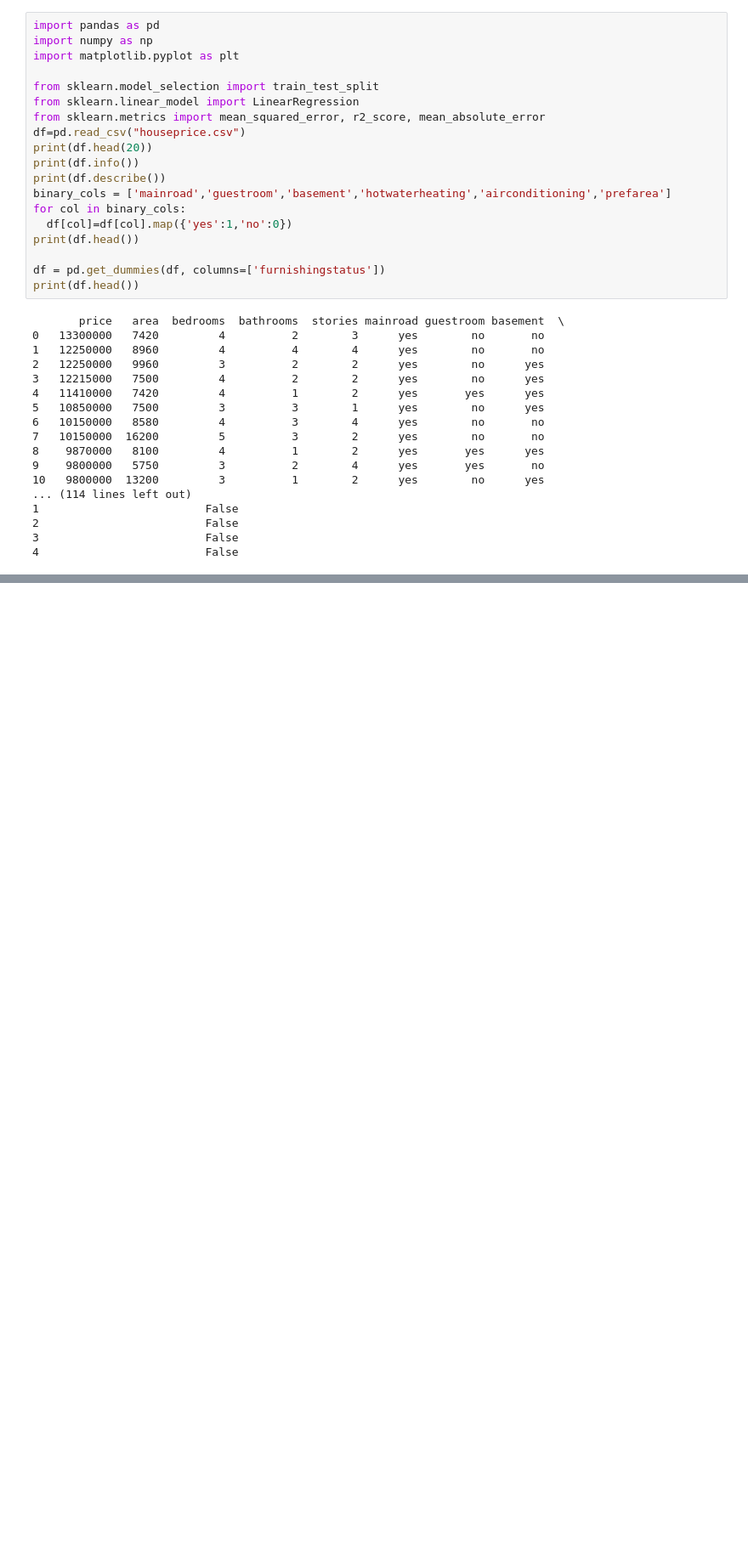
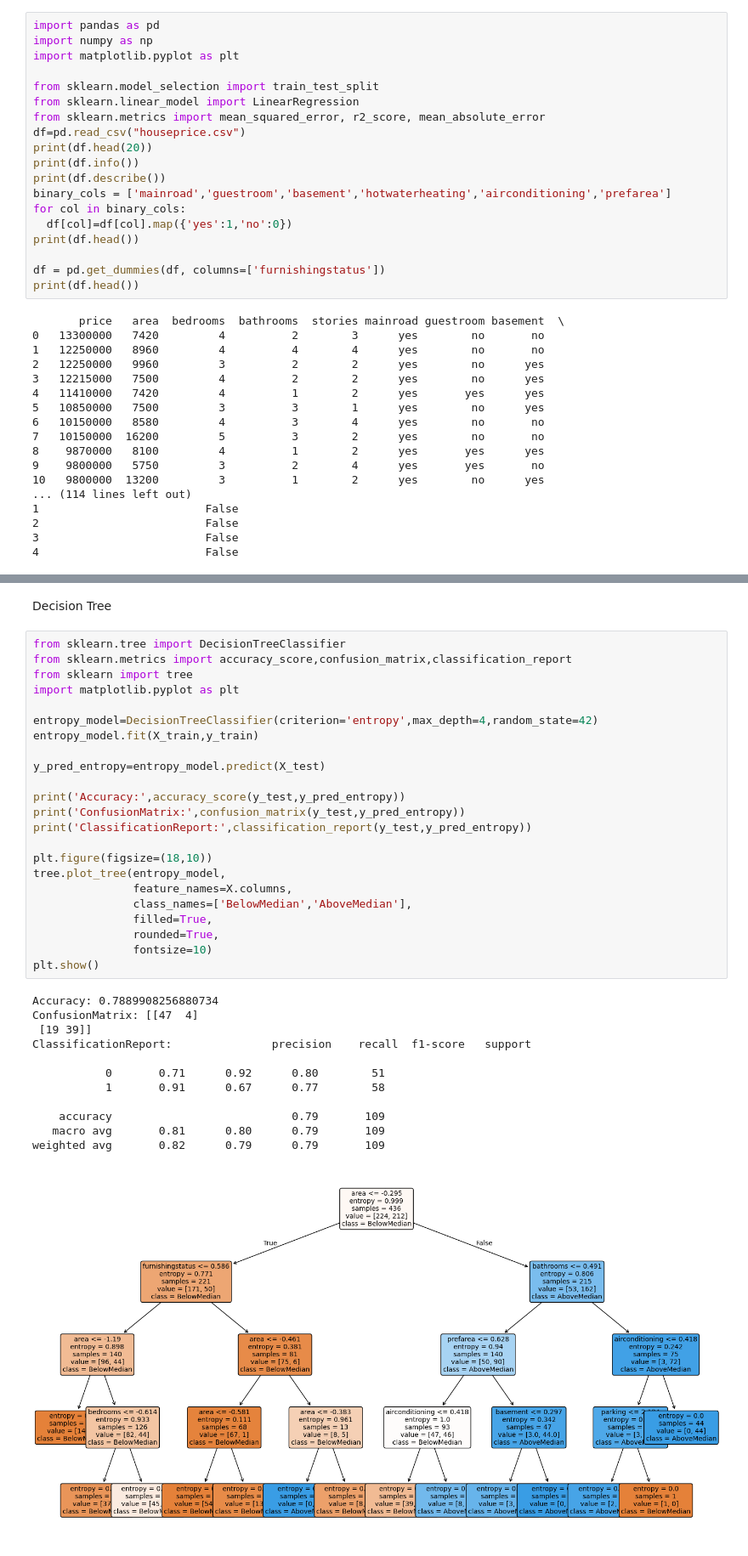
Before and after one commit to KunjalGarg27/Machine-Learning, a Jupyter notebook: ML_EDA_and_Linear_Regression.ipynb, the cells around one changed output, grey strips where cells are left out. Shown at 85% size. Saved outputs shown, nothing was run; the diff lists cells and outputs as text; blank space fills up the shorter version.

```diff
--- a/ML_EDA_and_Linear_Regression.ipynb
+++ b/ML_EDA_and_Linear_Regression.ipynb
@@ -315,0 +451,38 @@ print(df.head())
+# %% [markdown]
+Decision Tree
+# %%
+from sklearn.tree import DecisionTreeClassifier
+from sklearn.metrics import accuracy_score,confusion_matrix,classification_report
+from sklearn import tree
+import matplotlib.pyplot as plt
+
+entropy_model=DecisionTreeClassifier(criterion='entropy',max_depth=4,random_state=42)
+entropy_model.fit(X_train,y_train)
+
+y_pred_entropy=entropy_model.predict(X_test)
+
+print('Accuracy:',accuracy_score(y_test,y_pred_entropy))
+print('ConfusionMatrix:',confusion_matrix(y_test,y_pred_entropy))
+print('ClassificationReport:',classification_report(y_test,y_pred_entropy))
+
+plt.figure(figsize=(18,10))
+tree.plot_tree(entropy_model,
+               feature_names=X.columns,
+               class_names=['BelowMedian','AboveMedian'],
+               filled=True,
+               rounded=True,
+               fontsize=10)
+plt.show()
+# %% [output]
+Accuracy: 0.7889908256880734
+ConfusionMatrix: [[47  4]
+ [19 39]]
+ClassificationReport:               precision    recall  f1-score   support
+
+           0       0.71      0.92      0.80        51
+           1       0.91      0.67      0.77        58
+
+    accuracy                           0.79       109
+   macro avg       0.81      0.80      0.79       109
+weighted avg       0.82      0.79      0.79       109
+[figure, added]
```
Also changed, not shown: parts of 7 cells of this notebook.
